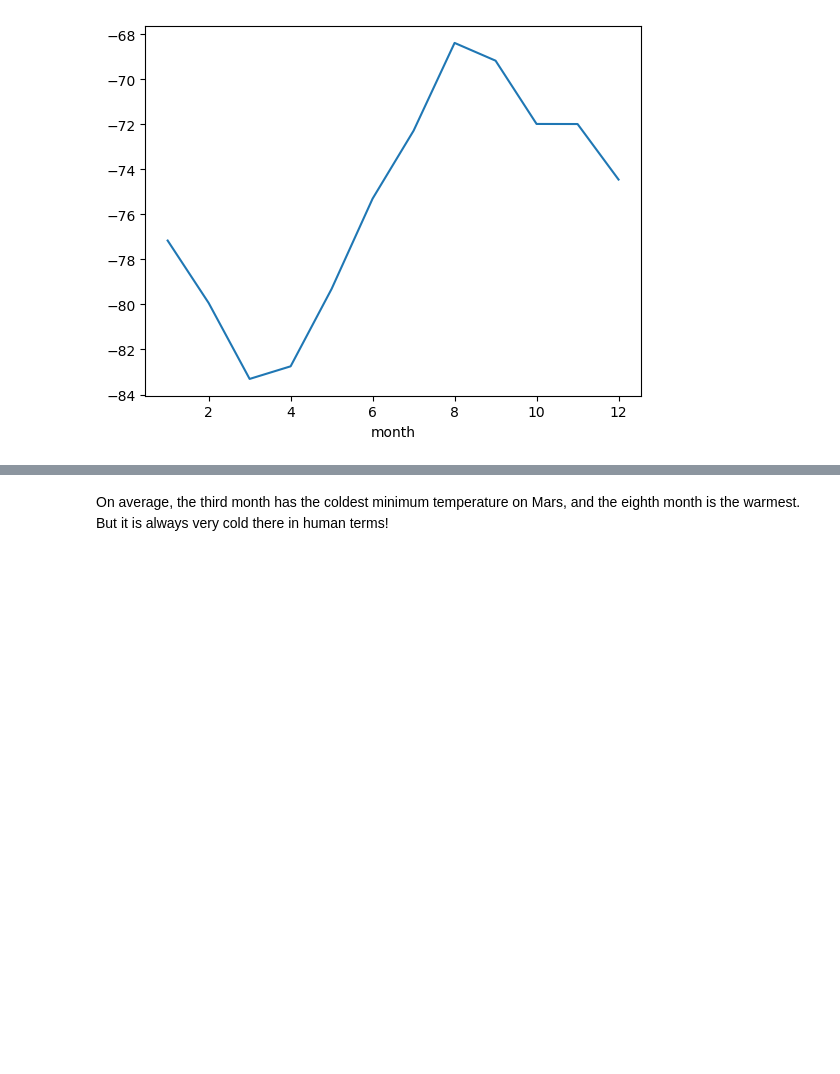
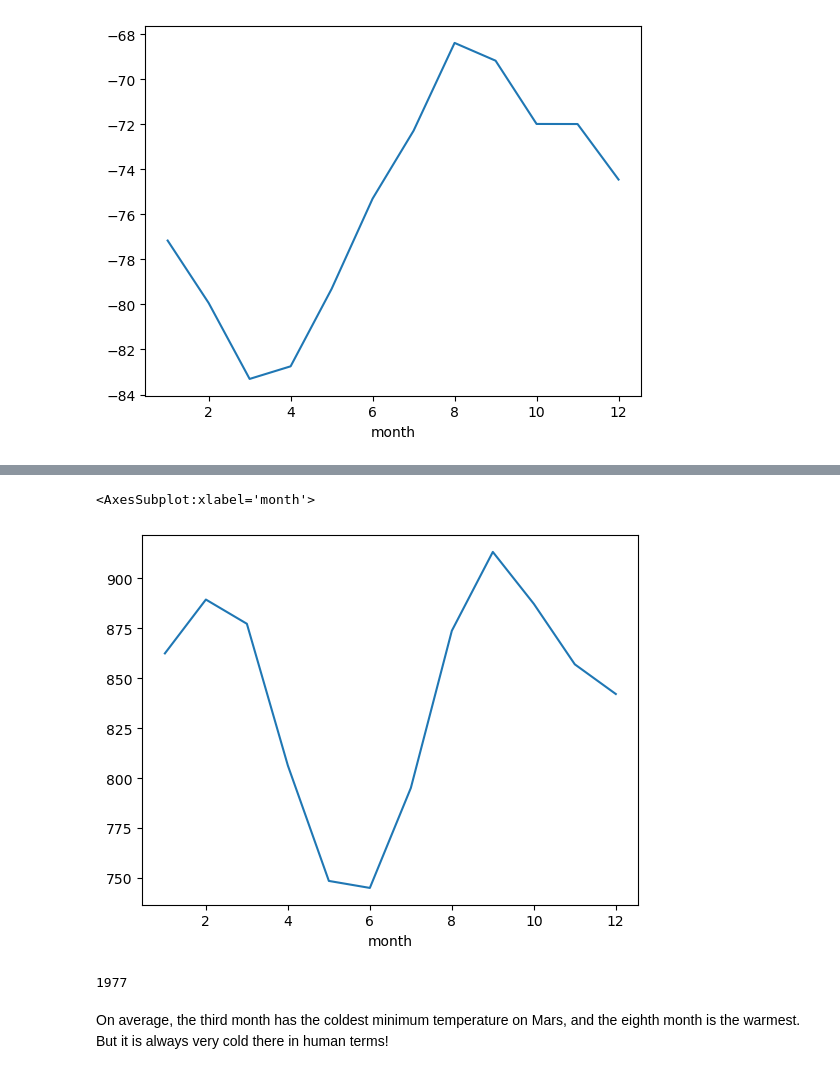
Before and after one commit to minmincg/mars_news_and_weather, a Jupyter notebook: part_2_mars_weather.ipynb, the cells around one changed output, grey strips where cells are left out. Cells and saved outputs as stored; diff of their text form; code cells hidden in the pictures; blank space fills up the shorter version.

```diff
--- a/part_2_mars_weather.ipynb
+++ b/part_2_mars_weather.ipynb
@@ -211,2 +214,5 @@ month_gb["min temp"].max()
 # %%
 # 4. Average pressure by Martian month
+pressure_gb=df.groupby(["month"]).mean()
+pressure_gb=pressure_gb["pressure"]
+pressure_gb
@@ -213,7 +234,15 @@ month_gb["min temp"].max()
 # %%
 # Plot the average pressure by month
+pressure_gb.plot()
+# %% [output]
+<AxesSubplot:xlabel='month'>
+[figure, added]
 # %%
 # 5. How many terrestrial (earth) days are there in a Martian year?
+mars_year=df["sol"].max()
+mars_year
+# %% [output]
+1977
 # %% [markdown]
 On average, the third month has the coldest minimum temperature on Mars, and the eighth month is the warmest. But it is always very cold there in human terms!
 # %% [markdown]
```
Also changed, not shown: parts of 6 cells of this notebook.
